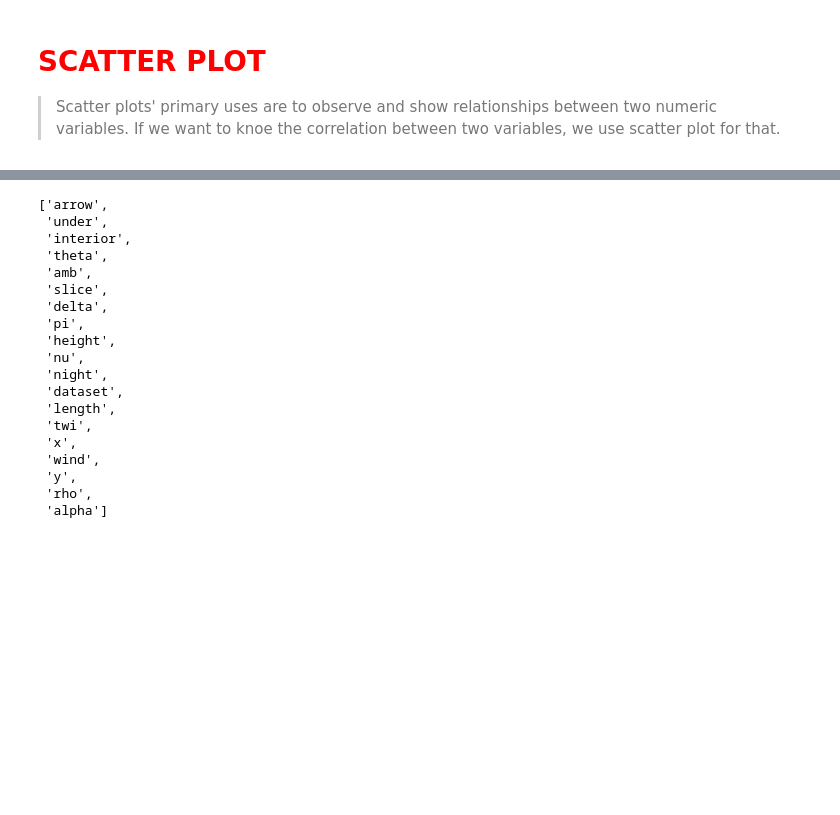
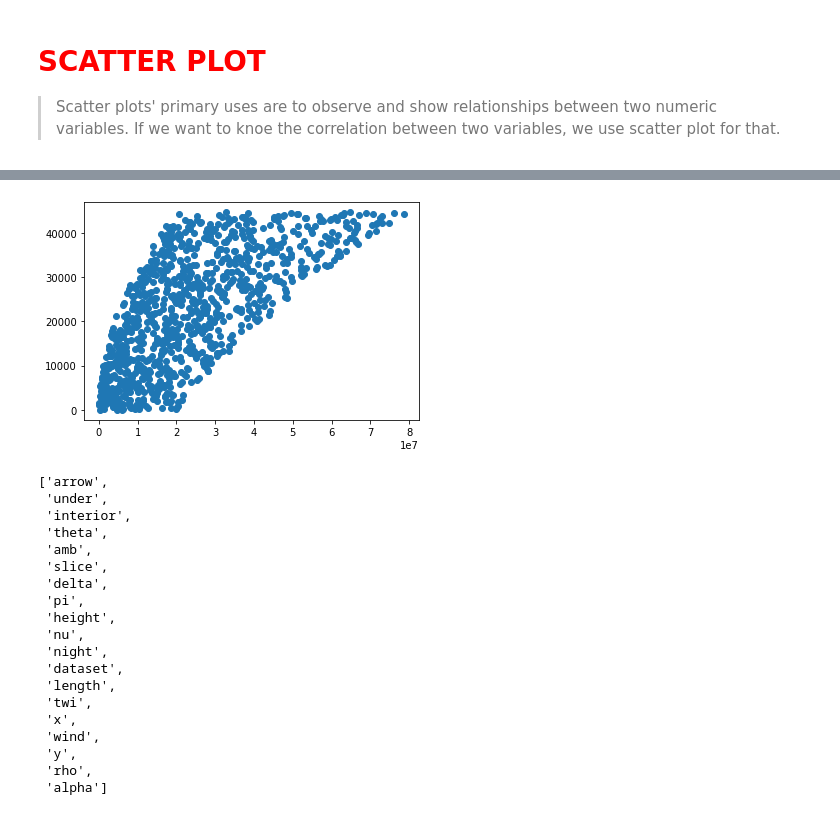
Before and after one commit to Sreekanthrshekar/personal_projects, a Jupyter notebook: Matplotlib.ipynb, the cells around one changed output, grey strips where cells are left out. Drawn from its saved outputs; the diff is of its cells as text; code cells hidden in the pictures; blank space fills up the shorter version.

Commit message:
used scatter plot to find correlation between two variables.

```diff
--- a/Matplotlib.ipynb
+++ b/Matplotlib.ipynb
@@ -128,7 +128,7 @@ plt.show()
 import numpy as np
 import pandas as pd
 import matplotlib.pyplot as plt
-data = pd.read_csv('https://www.dropbox.com/s/4jgheggd1dak5pw/data_visualization.csv?raw=1', index_col=0)
+data1 = pd.read_csv('https://www.dropbox.com/s/4jgheggd1dak5pw/data_visualization.csv?raw=1', index_col=0)
 # %%
 data
 # %% [output]
@@ -147,2 +147,9 @@ data
 1000 rows × 19 columns
+# %%
+x1=data1["nu"]
+y1=data1["theta"]
+plt.scatter(x1,y1)
+plt.show()
+# %% [output]
+[figure, added]
 # %%
```
Also changed, not shown: parts of 4 cells of this notebook.
